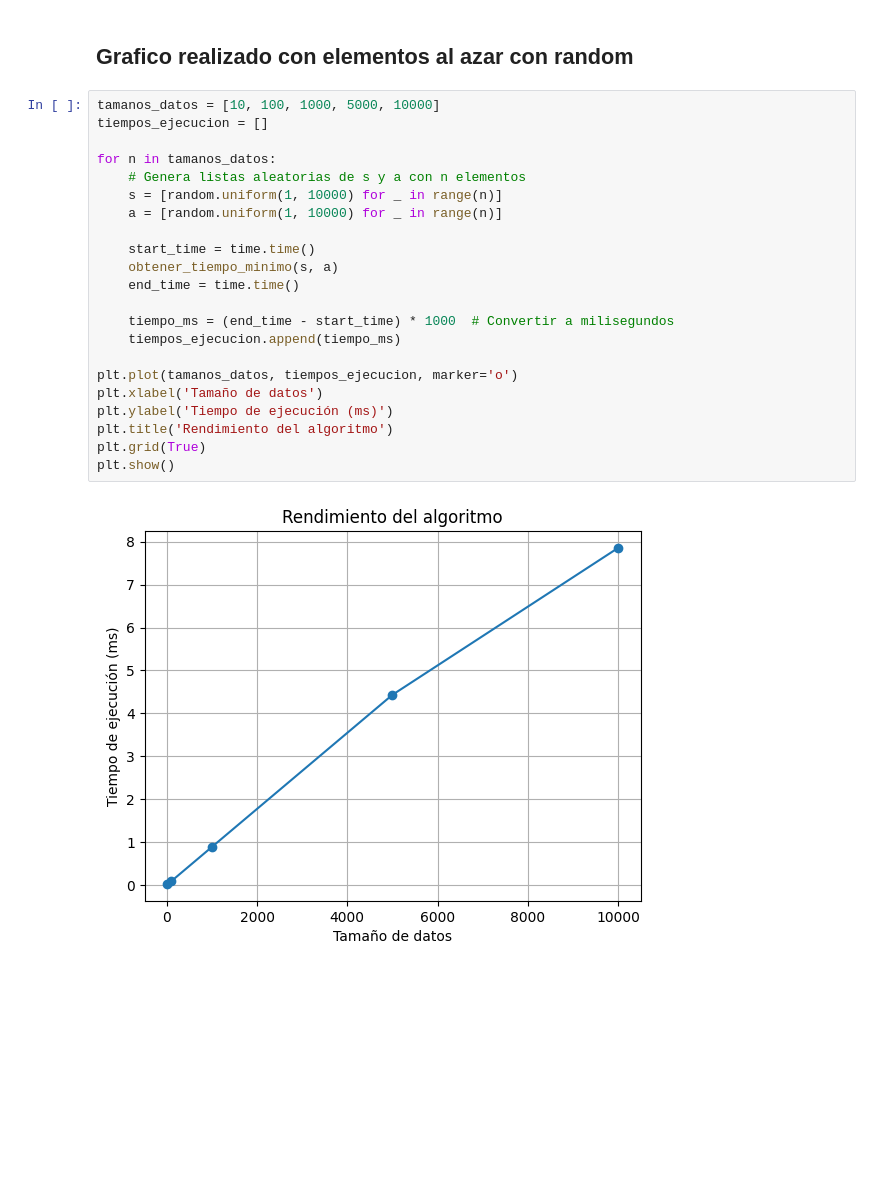
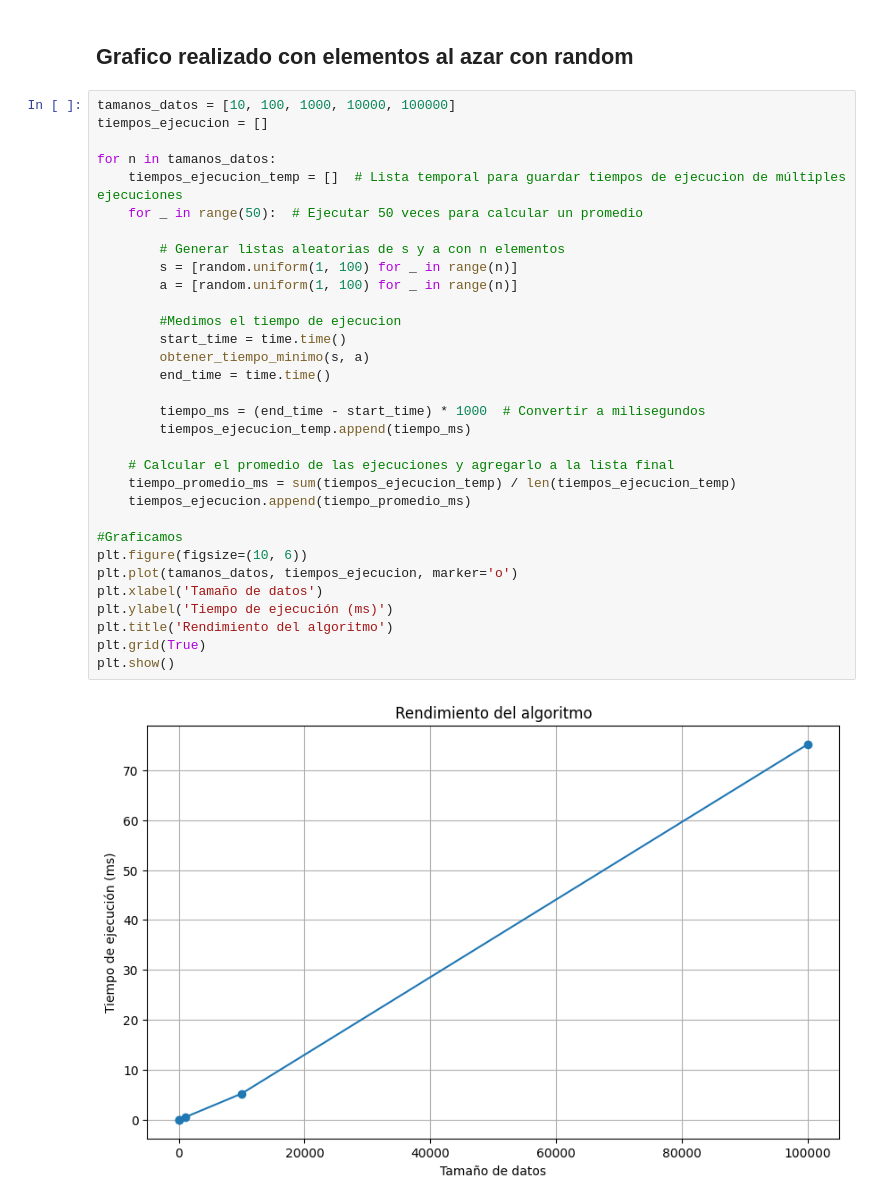
Before and after one commit to Fanusaez/TDA-G04, a Jupyter notebook: tp.ipynb, the cells around one changed output. Saved outputs shown, nothing was run; the diff lists cells and outputs as text; blank space fills up the shorter version.

Commit message:
Fix: Los graficos de complejidad ahora los calculo con un promedio de varias iteraciones.

```diff
--- a/tp.ipynb
+++ b/tp.ipynb
@@ -90,26 +90,36 @@ plt.show()
 # %% [markdown]
 ## Grafico realizado con elementos al azar con random
 # %%
-tamanos_datos = [10, 100, 1000, 5000, 10000]
+tamanos_datos = [10, 100, 1000, 10000, 100000]
 tiempos_ejecucion = []
 
 for n in tamanos_datos:
-    # Genera listas aleatorias de s y a con n elementos
-    s = [random.uniform(1, 10000) for _ in range(n)]
-    a = [random.uniform(1, 10000) for _ in range(n)]
+    tiempos_ejecucion_temp = []  # Lista temporal para guardar tiempos de ejecucion de múltiples ejecuciones
+    for _ in range(50):  # Ejecutar 50 veces para calcular un promedio
 
-    start_time = time.time()
-    obtener_tiempo_minimo(s, a)
-    end_time = time.time()
+        # Generar listas aleatorias de s y a con n elementos
+        s = [random.uniform(1, 100) for _ in range(n)]
+        a = [random.uniform(1, 100) for _ in range(n)]
 
-    tiempo_ms = (end_time - start_time) * 1000  # Convertir a milisegundos
-    tiempos_ejecucion.append(tiempo_ms)
+        #Medimos el tiempo de ejecucion
+        start_time = time.time()
+        obtener_tiempo_minimo(s, a)
+        end_time = time.time()
 
+        tiempo_ms = (end_time - start_time) * 1000  # Convertir a milisegundos
+        tiempos_ejecucion_temp.append(tiempo_ms)
+
+    # Calcular el promedio de las ejecuciones y agregarlo a la lista final
+    tiempo_promedio_ms = sum(tiempos_ejecucion_temp) / len(tiempos_ejecucion_temp)
+    tiempos_ejecucion.append(tiempo_promedio_ms)
+
+#Graficamos
+plt.figure(figsize=(10, 6))
 plt.plot(tamanos_datos, tiempos_ejecucion, marker='o')
 plt.xlabel('Tamaño de datos')
 plt.ylabel('Tiempo de ejecución (ms)')
 plt.title('Rendimiento del algoritmo')
 plt.grid(True)
 plt.show()
 # %% [output]
-[figure, old version]
+[figure, new version]
```
Also changed, not shown: parts of 7 cells of this notebook.
